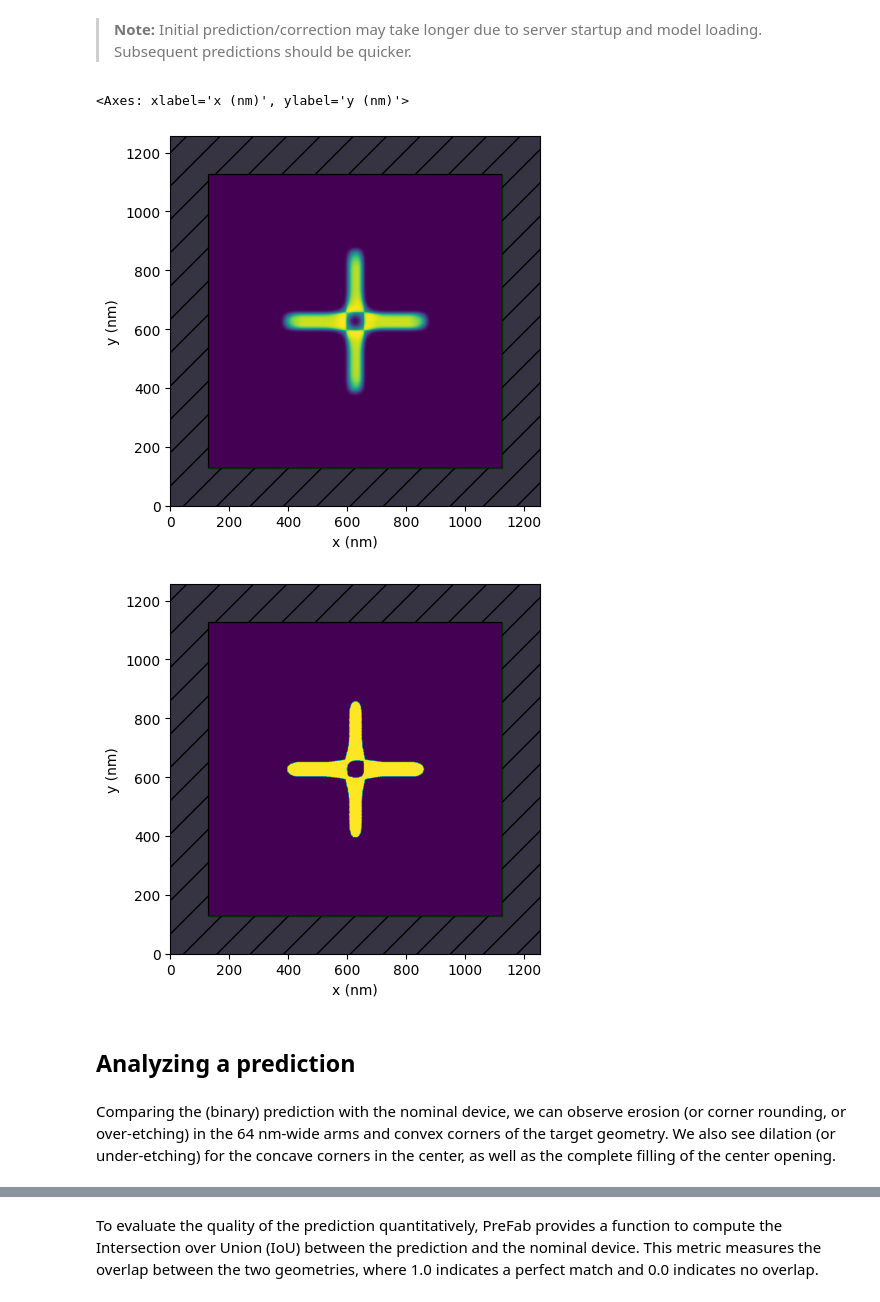
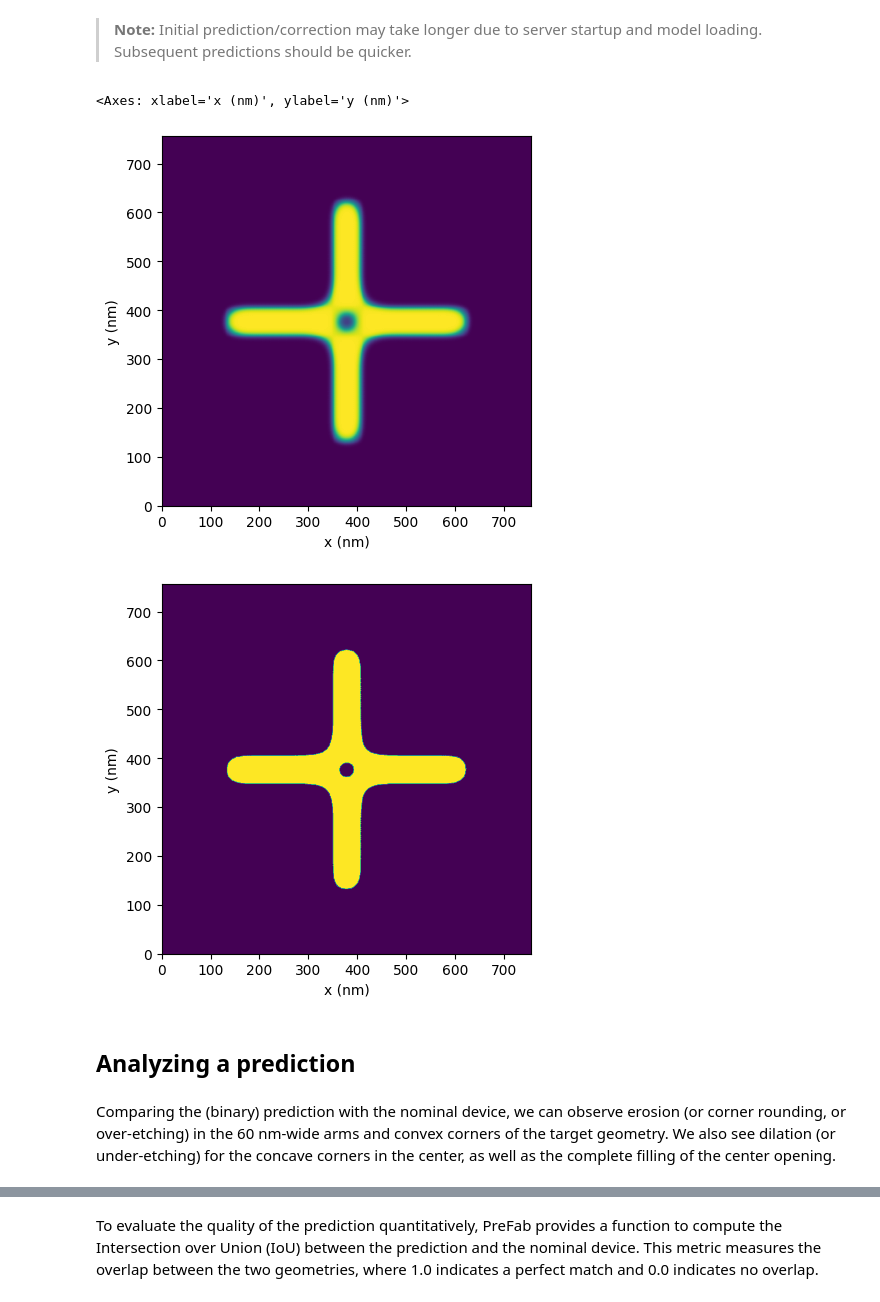
Before and after one commit to PreFab-Photonics/PreFab, a Jupyter notebook: docs/examples/1_prediction.ipynb, the cells around one changed output, grey strips where cells are left out. Saved outputs shown, nothing was run; the diff lists cells and outputs as text; code cells hidden in the pictures.

Commit message:
Updated example notebooks to new shapes and models

```diff
--- a/docs/examples/1_prediction.ipynb
+++ b/docs/examples/1_prediction.ipynb
@@ -28,0 +19,3 @@ device.plot()
+# %%
+device = pf.shapes.target(width=500, arm_width=60)
+device.plot(show_buffer=False)
@@ -35,18 +31,18 @@ You can also select if you want a binarized output. The prediction model, by def
 # %% [markdown]
 > **Note:** Initial prediction/correction may take longer due to server startup and model loading. Subsequent predictions should be quicker.
 # %%
-MODEL_NAME = "ANT_NanoSOI_ANF1_d9"
+MODEL_NAME = "ANT_NanoSOI_ANF1_d10"
 prediction = device.predict(model=pf.models[MODEL_NAME])
 prediction_bin = prediction.binarize()
 
-prediction.plot()
-prediction_bin.plot()
+prediction.plot(show_buffer=False)
+prediction_bin.plot(show_buffer=False)
 # %% [output]
 <Axes: xlabel='x (nm)', ylabel='y (nm)'>
-[figure, old version]
+[figure, new version]
-[figure, old version]
+[figure, new version]
 # %% [markdown]
 ## Analyzing a prediction
 # %% [markdown]
-Comparing the (binary) prediction with the nominal device, we can observe erosion (or corner rounding, or over-etching) in the 64 nm-wide arms and convex corners of the target geometry. We also see dilation (or under-etching) for the concave corners in the center, as well as the complete filling of the center opening.
+Comparing the (binary) prediction with the nominal device, we can observe erosion (or corner rounding, or over-etching) in the 60 nm-wide arms and convex corners of the target geometry. We also see dilation (or under-etching) for the concave corners in the center, as well as the complete filling of the center opening.
 # %%
```
Also changed, not shown: parts of 7 cells of this notebook, 1 other file.
